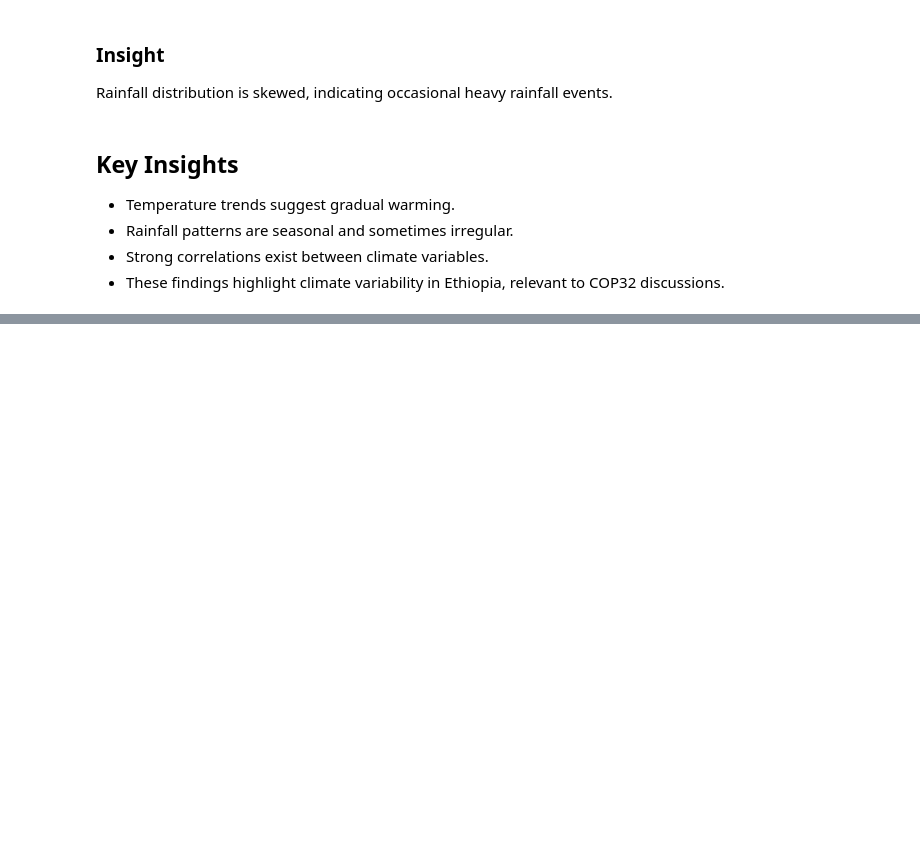
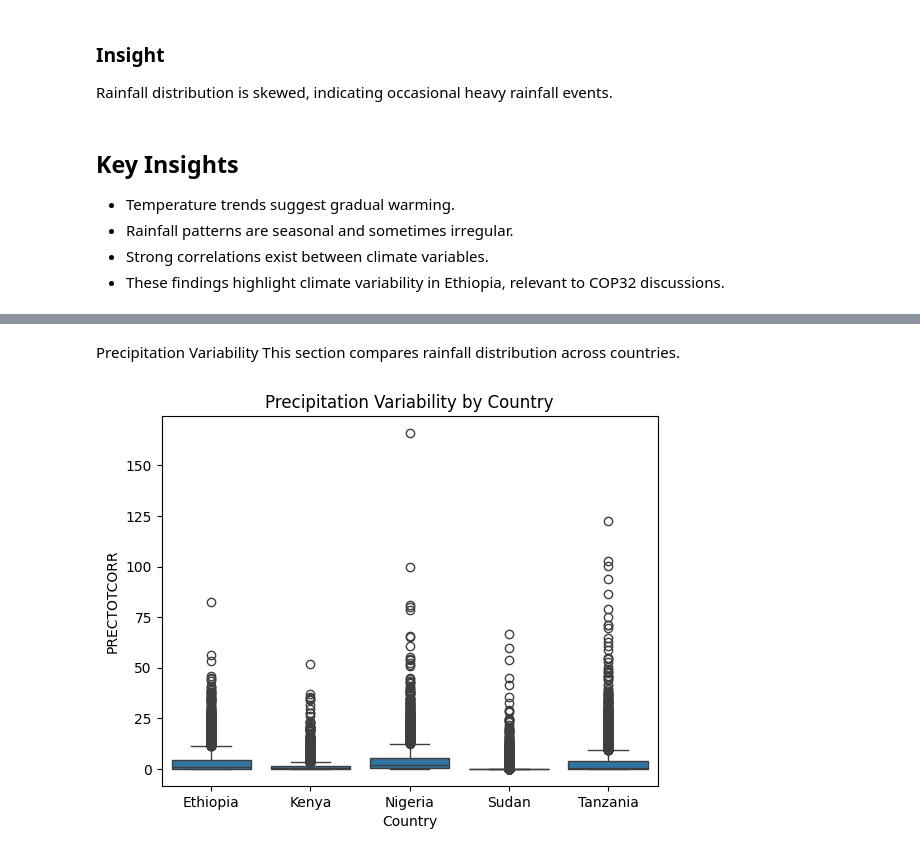
Before and after one commit to ppeci/climate-challenge-week0, a Jupyter notebook: notebooks/ethiopia_eda.ipynb, the cells around one changed output, grey strips where cells are left out. Drawn from its saved outputs; the diff is of its cells as text; code cells hidden in the pictures; blank space fills up the shorter version.

```diff
--- a/notebooks/ethiopia_eda.ipynb
+++ b/notebooks/ethiopia_eda.ipynb
@@ -202,0 +302,11 @@ Rainfall distribution is skewed, indicating occasional heavy rainfall events.
+# %% [markdown]
+ Precipitation Variability
+This section compares rainfall distribution across countries.
+# %%
+import seaborn as sns
+
+sns.boxplot(x="Country", y="PRECTOTCORR", data=df_all)
+plt.title("Precipitation Variability by Country")
+plt.show()
+# %% [output]
+[figure, added]
```
Also changed, not shown: parts of 21 cells of this notebook.
